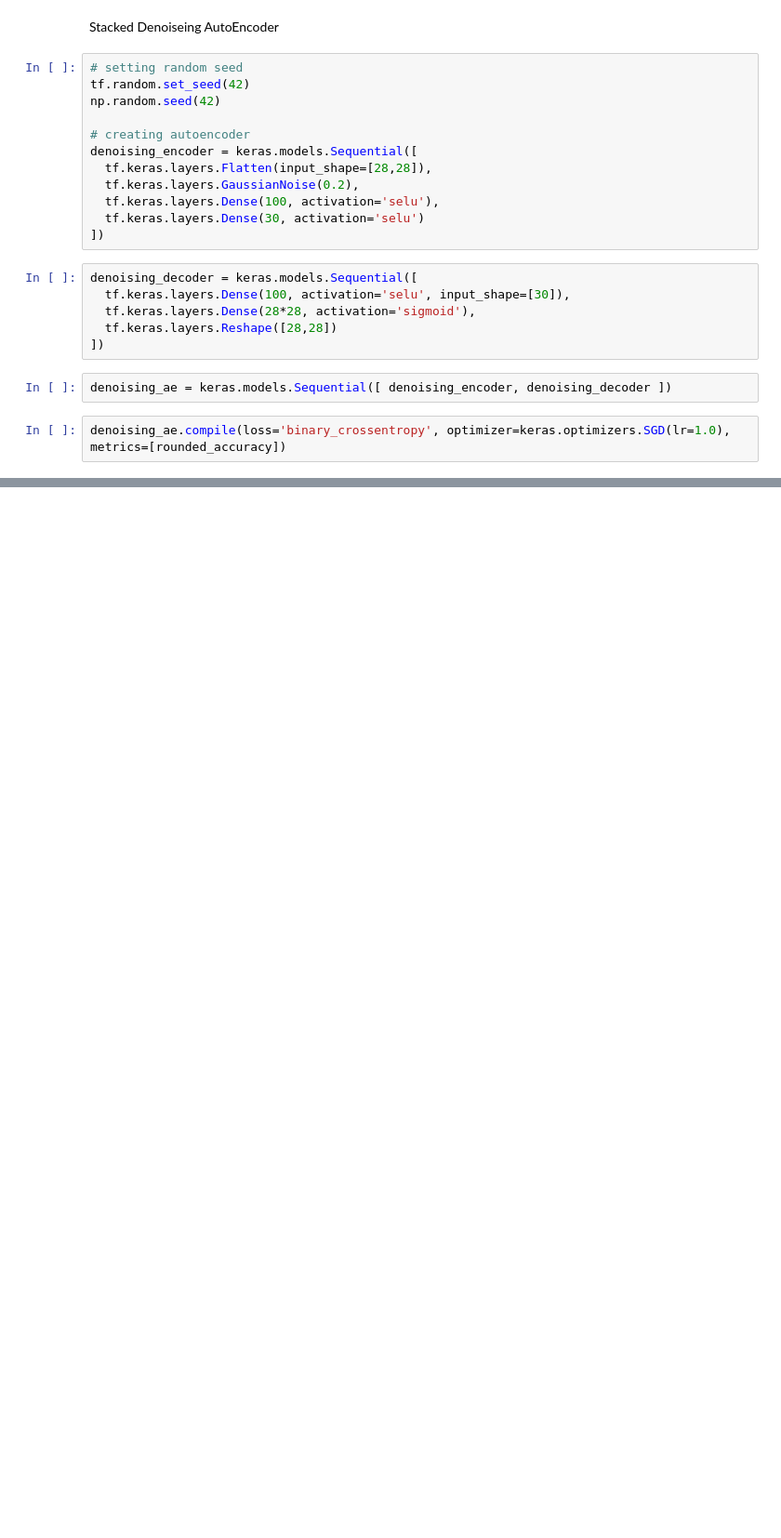
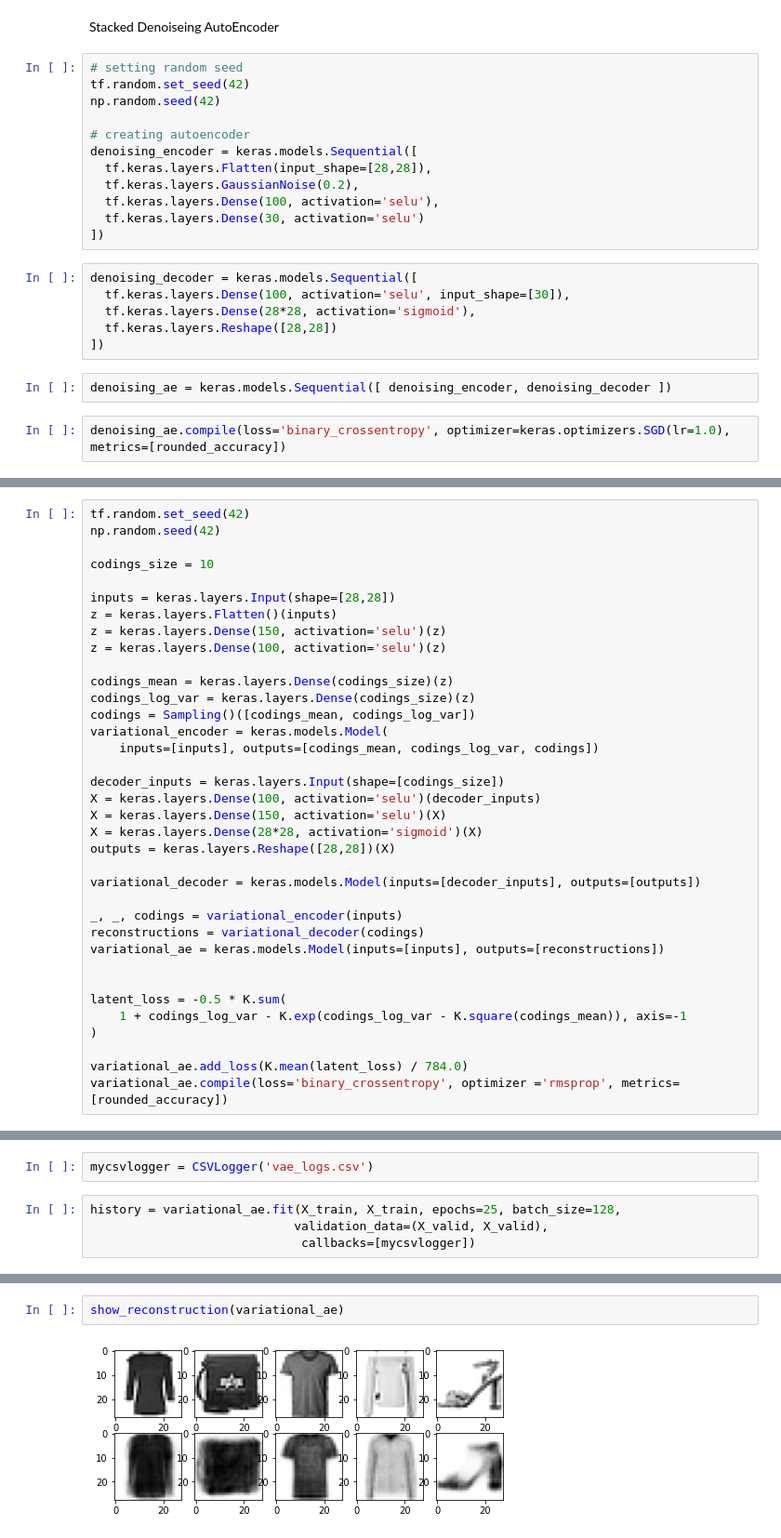
Before and after one commit to vis7/GAN-Practice, a Jupyter notebook: GAN_tutorial.ipynb, the cells around one changed output, grey strips where cells are left out. Shown at 93% size. Cells and saved outputs as stored; diff of their text form; blank space fills up the shorter version.

```diff
--- a/GAN_tutorial.ipynb
+++ b/GAN_tutorial.ipynb
@@ -348,0 +452,36 @@ denoising_ae.fit(X_train, X_train, epochs=10, validation_data=(X_valid, X_valid)
+# %%
+tf.random.set_seed(42)
+np.random.seed(42)
+
+codings_size = 10
+
+inputs = keras.layers.Input(shape=[28,28])
+z = keras.layers.Flatten()(inputs)
+z = keras.layers.Dense(150, activation='selu')(z)
+z = keras.layers.Dense(100, activation='selu')(z)
+
+codings_mean = keras.layers.Dense(codings_size)(z)
+codings_log_var = keras.layers.Dense(codings_size)(z)
+codings = Sampling()([codings_mean, codings_log_var])
+variational_encoder = keras.models.Model(
+    inputs=[inputs], outputs=[codings_mean, codings_log_var, codings])
+
+decoder_inputs = keras.layers.Input(shape=[codings_size])
+X = keras.layers.Dense(100, activation='selu')(decoder_inputs)
+X = keras.layers.Dense(150, activation='selu')(X)
+X = keras.layers.Dense(28*28, activation='sigmoid')(X)
+outputs = keras.layers.Reshape([28,28])(X)
+
+variational_decoder = keras.models.Model(inputs=[decoder_inputs], outputs=[outputs])
+
+_, _, codings = variational_encoder(inputs)
+reconstructions = variational_decoder(codings)
+variational_ae = keras.models.Model(inputs=[inputs], outputs=[reconstructions])
+
+
+latent_loss = -0.5 * K.sum(
+    1 + codings_log_var - K.exp(codings_log_var - K.square(codings_mean)), axis=-1
+)
+
+variational_ae.add_loss(K.mean(latent_loss) / 784.0)
+variational_ae.compile(loss='binary_crossentropy', optimizer ='rmsprop', metrics=[rounded_accuracy])
@@ -348,0 +492,6 @@ denoising_ae.fit(X_train, X_train, epochs=10, validation_data=(X_valid, X_valid)
+# %%
+mycsvlogger = CSVLogger('vae_logs.csv')
+# %%
+history = variational_ae.fit(X_train, X_train, epochs=25, batch_size=128,
+                            validation_data=(X_valid, X_valid),
+                             callbacks=[mycsvlogger])
@@ -348,0 +516,4 @@ denoising_ae.fit(X_train, X_train, epochs=10, validation_data=(X_valid, X_valid)
+# %%
+show_reconstruction(variational_ae)
+# %% [output]
+[figure, added]
```
Also changed, not shown: parts of 33 cells of this notebook.
